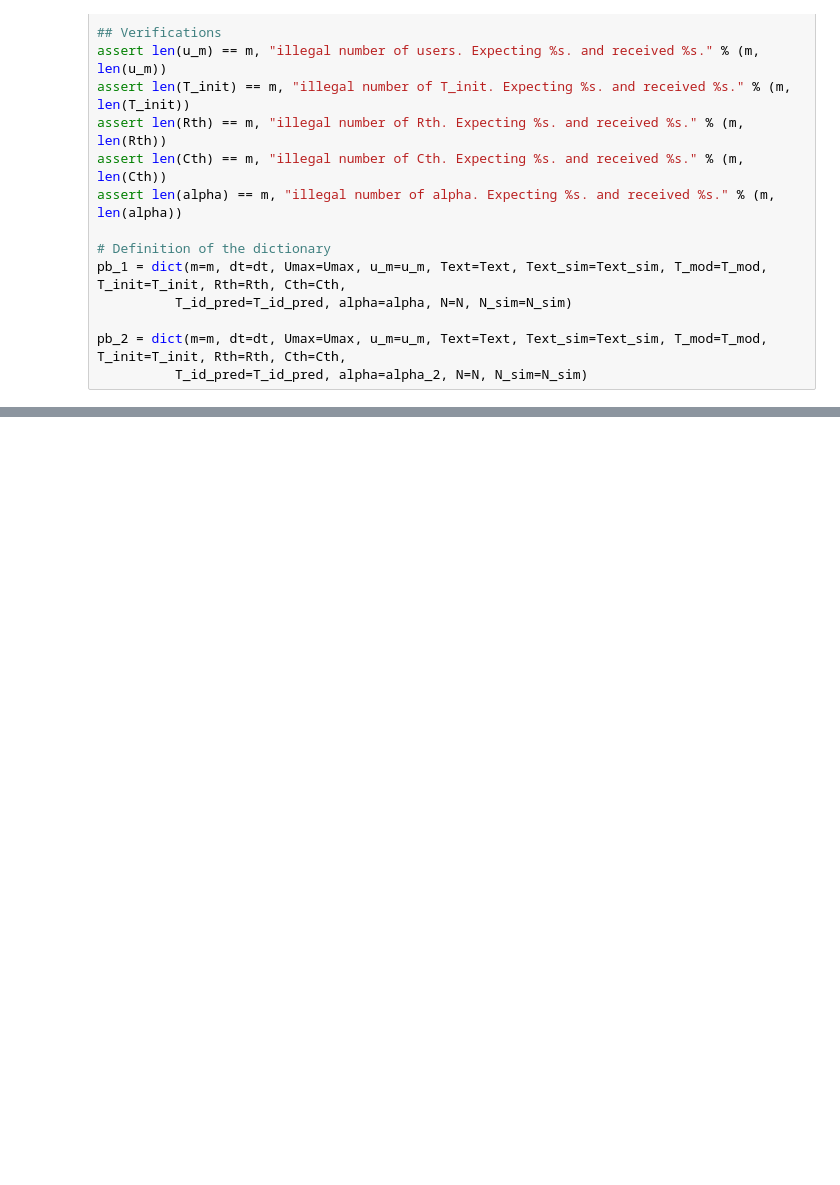
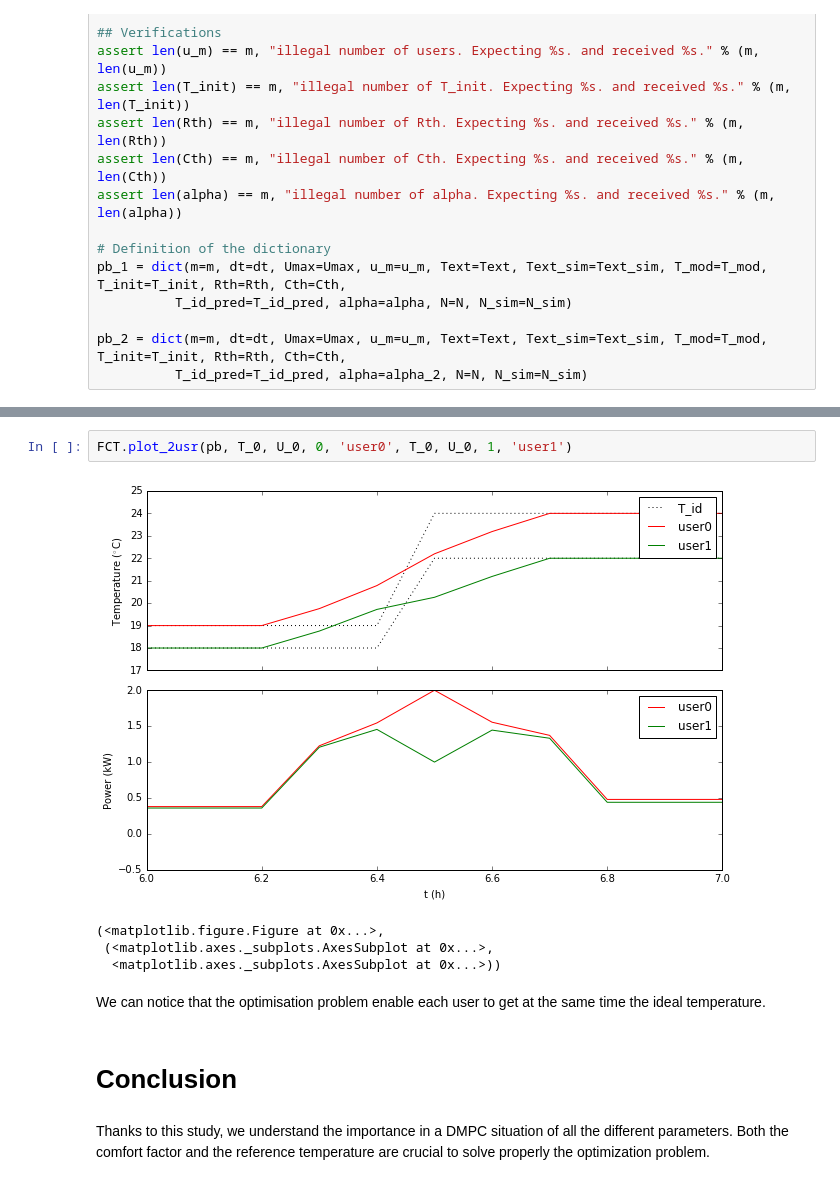
Before and after one commit to pierre-haessig/DMPC-security, a Jupyter notebook: Dynamic_cheating_DMPC.ipynb, the cells around one changed output, grey strips where cells are left out. Cells and saved outputs as stored; diff of their text form; blank space fills up the shorter version.

```diff
--- a/Dynamic_cheating_DMPC.ipynb
+++ b/Dynamic_cheating_DMPC.ipynb
@@ -138,0 +188,13 @@ plt.xlim(6,7)
+# %%
+FCT.plot_2usr(pb, T_0, U_0, 0, 'user0', T_0, U_0, 1, 'user1')
+# %% [output]
+[figure, added]
+(<matplotlib.figure.Figure at 0x...>,
+ (<matplotlib.axes._subplots.AxesSubplot at 0x...>,
+  <matplotlib.axes._subplots.AxesSubplot at 0x...>))
+# %% [markdown]
+We can notice that the optimisation problem enable each user to get at the same time the ideal temperature.
+# %% [markdown]
+# Conclusion
+# %% [markdown]
+Thanks to this study, we understand the importance in a DMPC situation of all the different parameters. Both the comfort factor and the reference temperature are crucial to solve properly the optimization problem.
```
Also changed, not shown: parts of 16 cells of this notebook, 4 other files.
